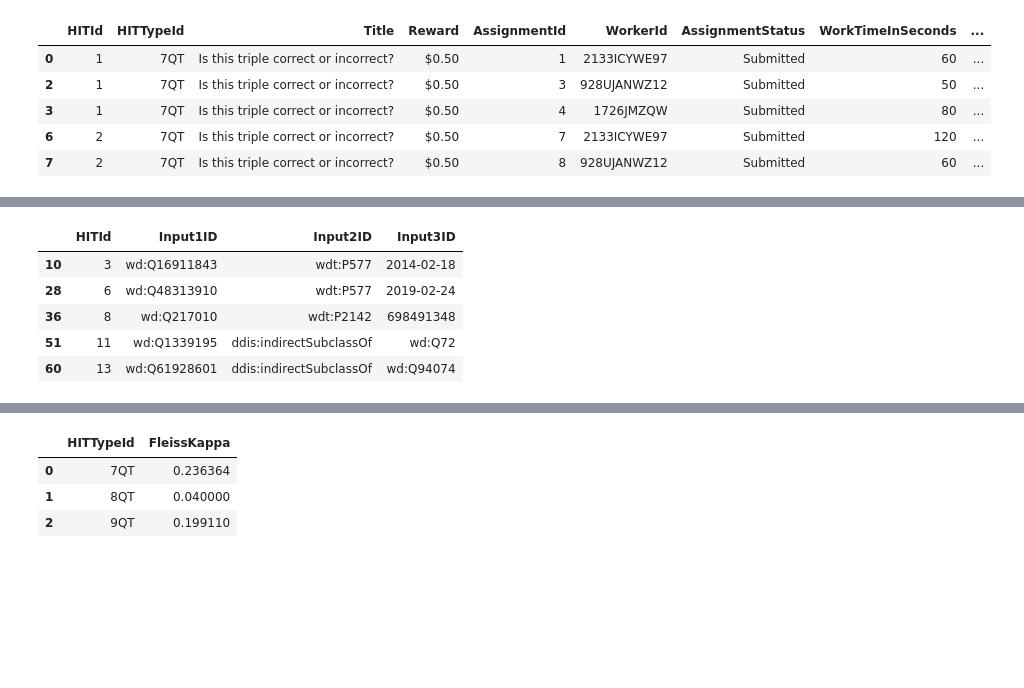
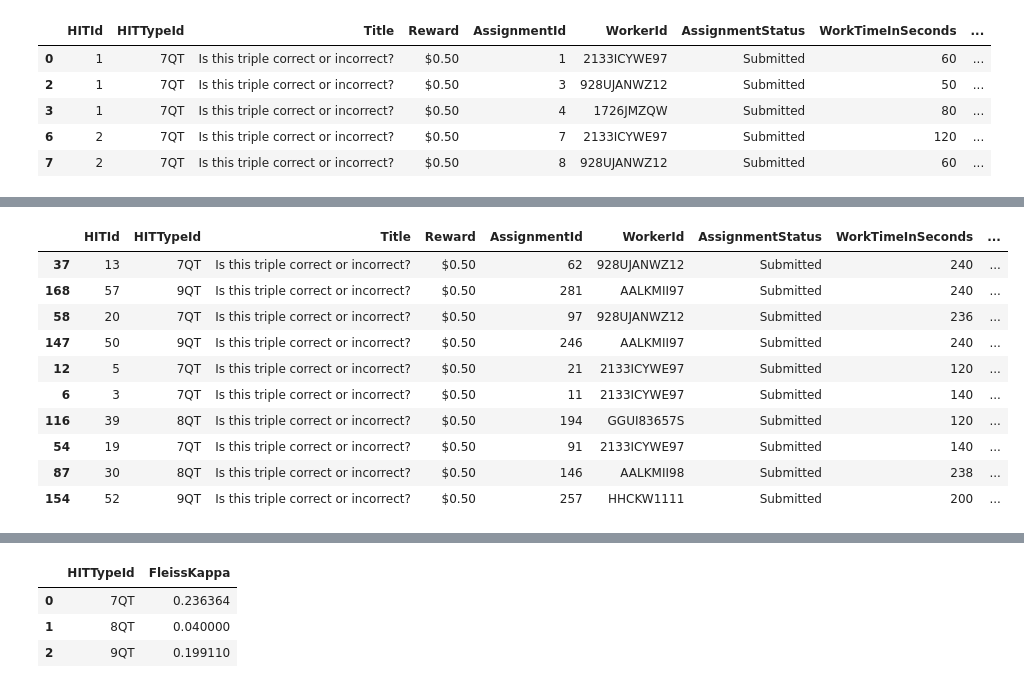
Before and after one commit to liamti5/AI-QA-System-for-movies-UZH, a Jupyter notebook: notebooks/crowdsourcing/crowdsourcing.ipynb, the cells around one changed output, grey strips where cells are left out. Saved outputs shown, nothing was run; the diff lists cells and outputs as text; code cells hidden in the pictures; blank space fills up the shorter version.

```diff
--- a/notebooks/crowdsourcing/crowdsourcing.ipynb
+++ b/notebooks/crowdsourcing/crowdsourcing.ipynb
@@ -85,25 +69,50 @@ incorrect_with_fix.head()
-# %%
-# Function to apply the correction based on FixPosition and FixValue
-def apply_correction(row):
-    if row['FixPosition'].lower() == 'subject':
-        row['Input1ID'] = row['FixValue']
-    elif row['FixPosition'].lower() == 'predicate':
-        row['Input2ID'] = row['FixValue']
-    elif row['FixPosition'].lower() == 'object':
-        row['Input3ID'] = row['FixValue']
-    return row
-
-# Applying the corrections
-corrected_data = incorrect_with_fix.apply(apply_correction, axis=1)
-
-# Display a sample of the corrected data
-corrected_data[['HITId', 'Input1ID', 'Input2ID', 'Input3ID']].head()
-# %% [output]
-|  | HITId | Input1ID | Input2ID | Input3ID |
-| 10 | 3 | wd:Q16911843 | wdt:P577 | 2014-02-18 |
-| 28 | 6 | wd:Q48313910 | wdt:P577 | 2019-02-24 |
-| 36 | 8 | wd:Q217010 | wdt:P2142 | 698491348 |
-| 51 | 11 | wd:Q1339195 | ddis:indirectSubclassOf | wd:Q72 |
-| 60 | 13 | wd:Q61928601 | ddis:indirectSubclassOf | wd:Q94074 |
+# %%
+# Grouping the data by the input identifiers and finding the most common fix value
+grouped_data = crowd_df.groupby(["HITId"])
+
+# Revised function to apply the majority rule for correction
+def apply_majority_correction(group):
+    # Count the frequency of each fix value
+    fix_value_counts = group['FixValue'].value_counts()
+
+    # Determine the most common fix value
+    most_common_fix = fix_value_counts.idxmax() if len(fix_value_counts) > 0 and fix_value_counts.iloc[0] > (len(group) / 2) else None
+
+    # Apply the correction for each row in the group
+    def apply_row_correction(row, common_fix):
+        if common_fix is not None:
+            row['CorrectedValue'] = common_fix
+            # Check the fix position and apply the correction
+            if row['FixPosition'] == 'Subject':
+                row['Input1ID'] = common_fix
+            elif row['FixPosition'] == 'Object':
+                row['Input3ID'] = common_fix
+            # Update the AnswerLabel to 'CORRECTED'
+            row['AnswerLabel'] = 'CORRECTED'
+        else:
+            row['CorrectedValue'] = None
+
+        return row
+
+    return group.apply(apply_row_correction, common_fix=most_common_fix, axis=1)
+
+# Apply the function to each group
+corrected_data = grouped_data.apply(apply_majority_correction)
+corrected_data = corrected_data.reset_index(drop=True)
+
+# Display a sample of the corrected data
+corrected_data.sample(10)
+# %% [output]
+|  | HITId | HITTypeId | Title | Reward | AssignmentId | WorkerId | AssignmentStatus | WorkTimeInSeconds | ... |
+| 37 | 13 | 7QT | Is this triple correct or incorrect? | $0.50 | 62 | 928UJANWZ12 | Submitted | 240 | ... |
+| 168 | 57 | 9QT | Is this triple correct or incorrect? | $0.50 | 281 | AALKMII97 | Submitted | 240 | ... |
+| 58 | 20 | 7QT | Is this triple correct or incorrect? | $0.50 | 97 | 928UJANWZ12 | Submitted | 236 | ... |
+| 147 | 50 | 9QT | Is this triple correct or incorrect? | $0.50 | 246 | AALKMII97 | Submitted | 240 | ... |
+| 12 | 5 | 7QT | Is this triple correct or incorrect? | $0.50 | 21 | 2133ICYWE97 | Submitted | 120 | ... |
+| 6 | 3 | 7QT | Is this triple correct or incorrect? | $0.50 | 11 | 2133ICYWE97 | Submitted | 140 | ... |
+| 116 | 39 | 8QT | Is this triple correct or incorrect? | $0.50 | 194 | GGUI83657S | Submitted | 120 | ... |
+| 54 | 19 | 7QT | Is this triple correct or incorrect? | $0.50 | 91 | 2133ICYWE97 | Submitted | 140 | ... |
+| 87 | 30 | 8QT | Is this triple correct or incorrect? | $0.50 | 146 | AALKMII98 | Submitted | 238 | ... |
+| 154 | 52 | 9QT | Is this triple correct or incorrect? | $0.50 | 257 | HHCKW1111 | Submitted | 200 | ... |
 # %%
 # Recalculate the majority vote
```
Also changed, not shown: parts of 8 cells of this notebook, 6 other files.
